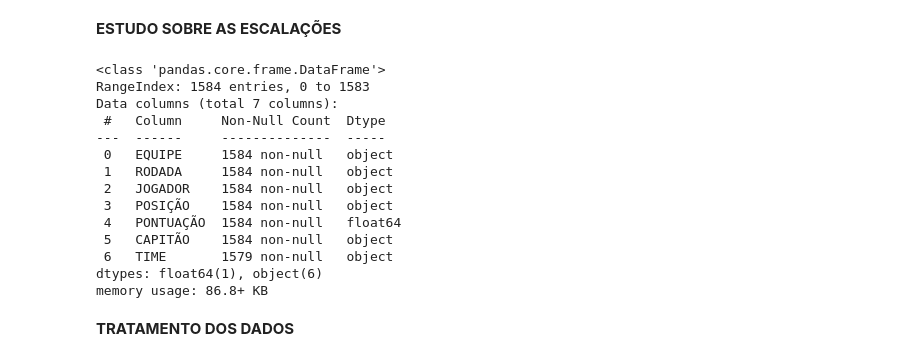
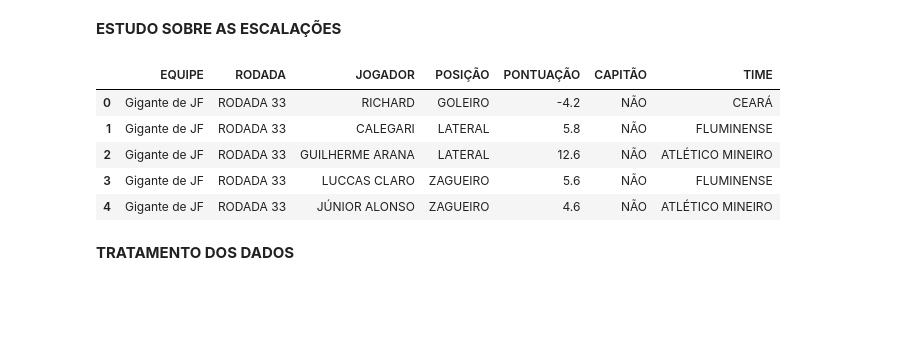
Before and after one commit to Eric-Mendes/estatisticas-quem-cair-calil, a Jupyter notebook: notebooks/estudo_das_escalacoes_times_serios.ipynb, the cells around one changed output. Cells and saved outputs as stored; diff of their text form; code cells hidden in the pictures; blank space fills up the shorter version.

```diff
--- a/notebooks/estudo_das_escalacoes_times_serios.ipynb
+++ b/notebooks/estudo_das_escalacoes_times_serios.ipynb
@@ -12,28 +12,20 @@ import pandas as pd # tabelas
 # %%
 # importando os dados (do github)
 url = 'https://raw.githubusercontent.com/Eric-Mendes/estatisticas-quem-cair-\
 calil/main/data/escalacoes_times_serios_cartola_2020_2021.csv'
 
 # criando um dataFrame (tabela) para a melhor visualização dos dados
 df = pd.read_csv(url)
 
 # informações da tabela
-df.info()
+df.head()
 # %% [output]
-<class 'pandas.core.frame.DataFrame'>
-RangeIndex: 1584 entries, 0 to 1583
-Data columns (total 7 columns):
- #   Column     Non-Null Count  Dtype
----  ------     --------------  -----
- 0   EQUIPE     1584 non-null   object
- 1   RODADA     1584 non-null   object
- 2   JOGADOR    1584 non-null   object
- 3   POSIÇÃO    1584 non-null   object
- 4   PONTUAÇÃO  1584 non-null   float64
- 5   CAPITÃO    1584 non-null   object
- 6   TIME       1579 non-null   object
-dtypes: float64(1), object(6)
-memory usage: 86.8+ KB
+|  | EQUIPE | RODADA | JOGADOR | POSIÇÃO | PONTUAÇÃO | CAPITÃO | TIME |
+| 0 | Gigante de JF | RODADA 33 | RICHARD | GOLEIRO | -4.2 | NÃO | CEARÁ |
+| 1 | Gigante de JF | RODADA 33 | CALEGARI | LATERAL | 5.8 | NÃO | FLUMINENSE |
+| 2 | Gigante de JF | RODADA 33 | GUILHERME ARANA | LATERAL | 12.6 | NÃO | ATLÉTICO MINEIRO |
+| 3 | Gigante de JF | RODADA 33 | LUCCAS CLARO | ZAGUEIRO | 5.6 | NÃO | FLUMINENSE |
+| 4 | Gigante de JF | RODADA 33 | JÚNIOR ALONSO | ZAGUEIRO | 4.6 | NÃO | ATLÉTICO MINEIRO |
 # %% [markdown]
 **TRATAMENTO DOS DADOS**
 # %% [markdown]
```
Also changed, not shown: parts of 19 cells of this notebook.
